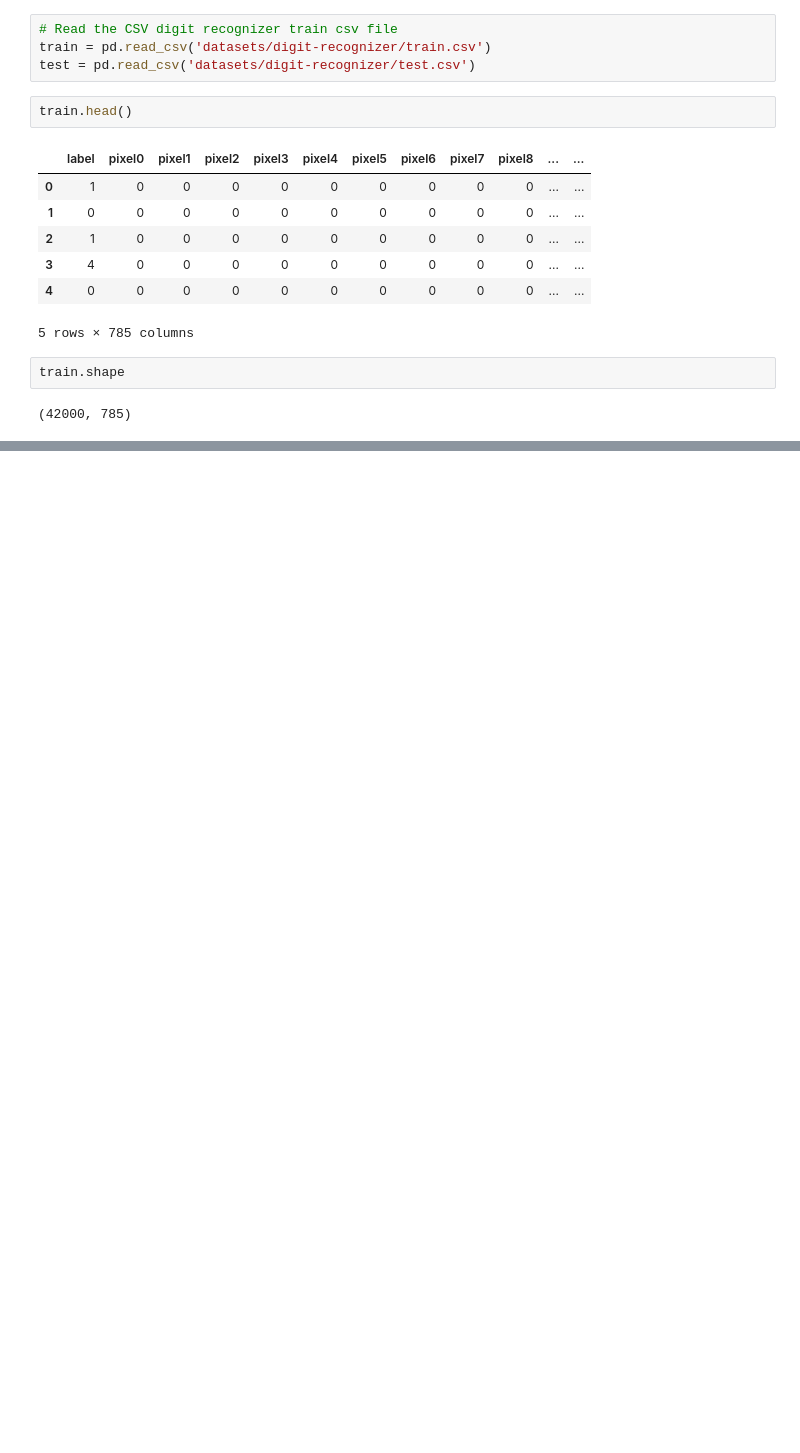
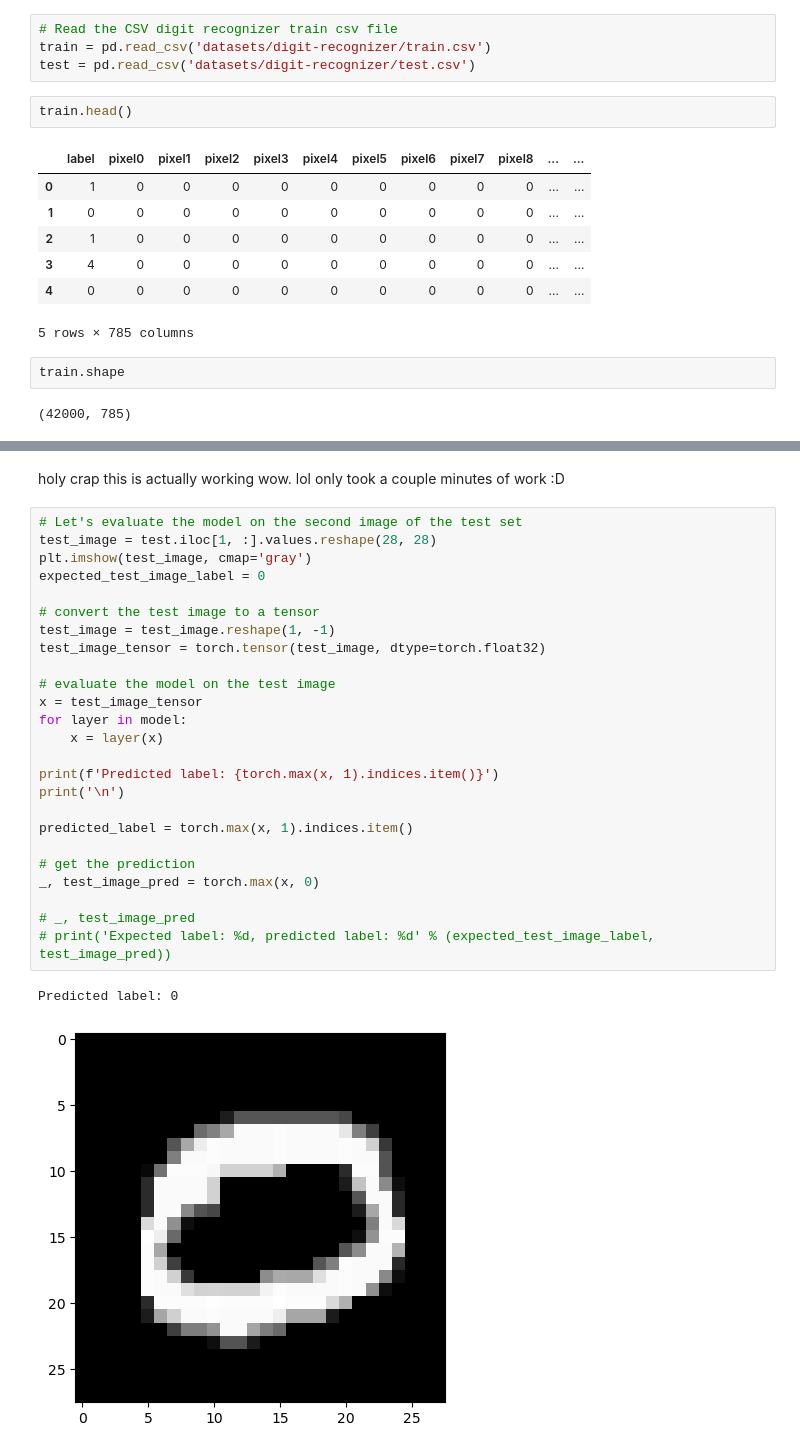
Before and after one commit to osamja/kaggle-notebooks, a Jupyter notebook: digit-recognizer.ipynb, the cells around one changed output, grey strips where cells are left out. Saved outputs shown, nothing was run; the diff lists cells and outputs as text; blank space fills up the shorter version.

```diff
--- a/digit-recognizer.ipynb
+++ b/digit-recognizer.ipynb
@@ -36,0 +174,30 @@ plt.imshow(image, cmap='gray')
+# %% [markdown]
+holy crap this is actually working wow. lol only took a couple minutes of work  :D
+# %%
+# Let's evaluate the model on the second image of the test set
+test_image = test.iloc[1, :].values.reshape(28, 28)
+plt.imshow(test_image, cmap='gray')
+expected_test_image_label = 0
+
+# convert the test image to a tensor
+test_image = test_image.reshape(1, -1)
+test_image_tensor = torch.tensor(test_image, dtype=torch.float32)
+
+# evaluate the model on the test image
+x = test_image_tensor
+for layer in model:
+    x = layer(x)
+
+print(f'Predicted label: {torch.max(x, 1).indices.item()}')
+print('\n')
+
+predicted_label = torch.max(x, 1).indices.item()
+
+# get the prediction
+_, test_image_pred = torch.max(x, 0)
+
+# _, test_image_pred
+# print('Expected label: %d, predicted label: %d' % (expected_test_image_label, test_image_pred))
+# %% [output]
+Predicted label: 0
+[figure, added]
```
Also changed, not shown: parts of 31 cells of this notebook, 1 other file.
